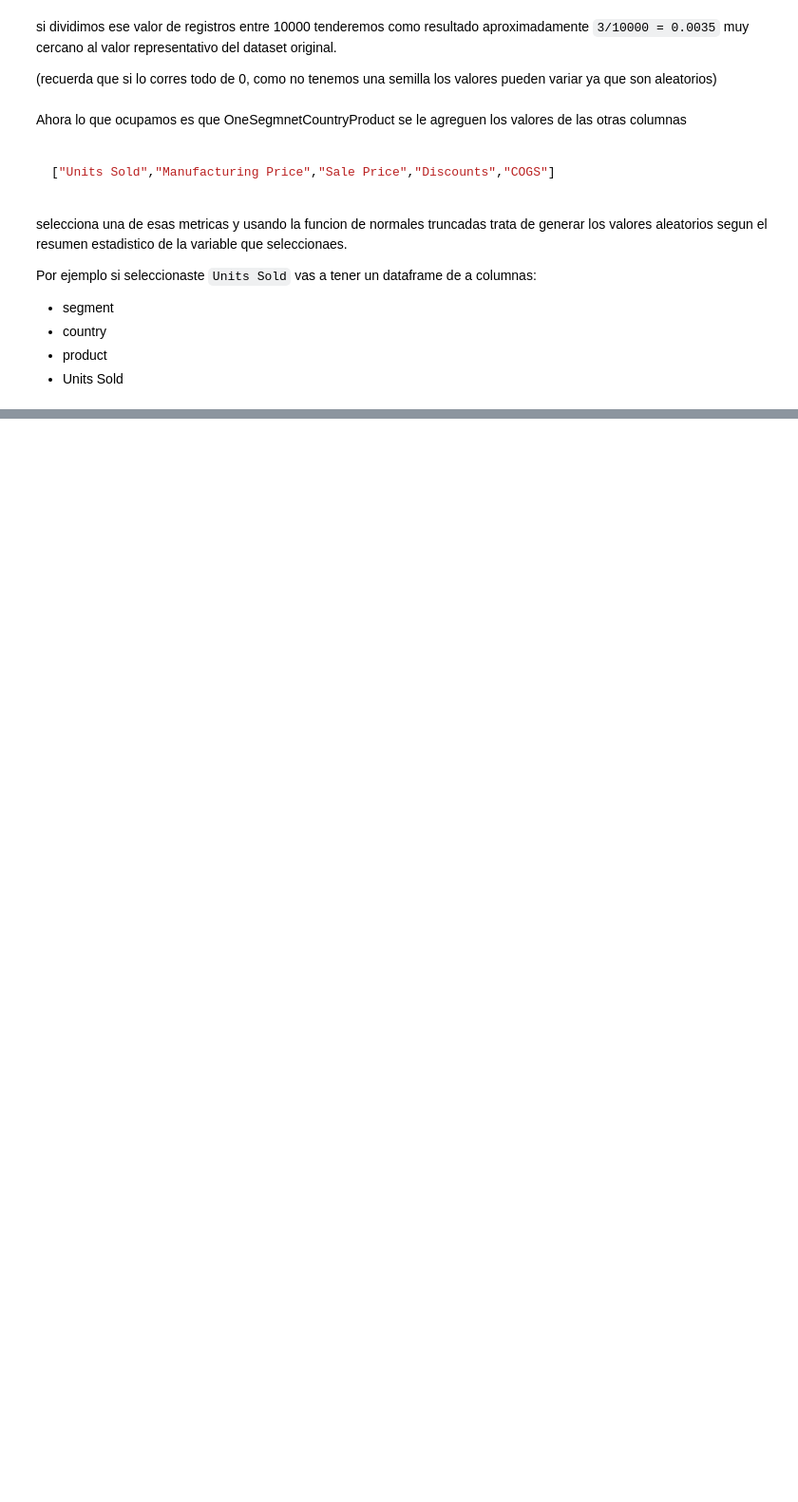
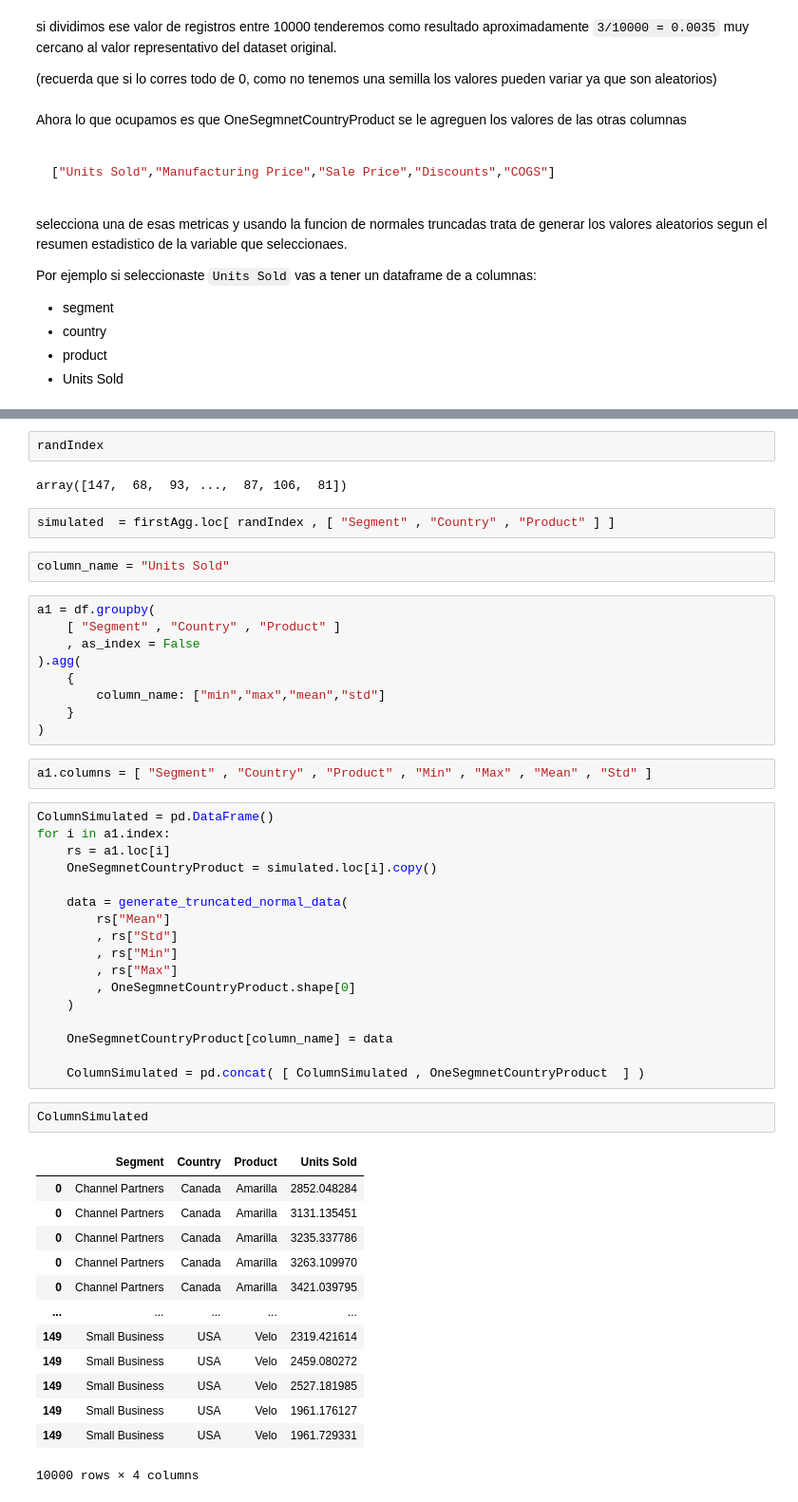
Before and after one commit to uayeb25/TeoriaSimulacion_semana3, a Jupyter notebook: Probs.ipynb, the cells around one changed output, grey strips where cells are left out. Shown at 95% size. Saved outputs shown, nothing was run; the diff lists cells and outputs as text; blank space fills up the shorter version.

```diff
--- a/Probs.ipynb
+++ b/Probs.ipynb
@@ -431,0 +472,52 @@
+# %%
+randIndex
+# %% [output]
+array([147,  68,  93, ...,  87, 106,  81])
+# %%
+simulated  = firstAgg.loc[ randIndex , [ "Segment" , "Country" , "Product" ] ]
+# %%
+column_name = "Units Sold"
+# %%
+a1 = df.groupby(
+    [ "Segment" , "Country" , "Product" ]
+    , as_index = False
+).agg(
+    {
+        column_name: ["min","max","mean","std"]
+    }
+)
+# %%
+a1.columns = [ "Segment" , "Country" , "Product" , "Min" , "Max" , "Mean" , "Std" ]
+# %%
+ColumnSimulated = pd.DataFrame()
+for i in a1.index:
+    rs = a1.loc[i]
+    OneSegmnetCountryProduct = simulated.loc[i].copy()
+
+    data = generate_truncated_normal_data(
+        rs["Mean"]
+        , rs["Std"]
+        , rs["Min"]
+        , rs["Max"]
+        , OneSegmnetCountryProduct.shape[0]
+    )
+
+    OneSegmnetCountryProduct[column_name] = data
+
+    ColumnSimulated = pd.concat( [ ColumnSimulated , OneSegmnetCountryProduct  ] )
+# %%
+ColumnSimulated
+# %% [output]
+|  | Segment | Country | Product | Units Sold |
+| 0 | Channel Partners | Canada | Amarilla | 2852.048284 |
+| 0 | Channel Partners | Canada | Amarilla | 3131.135451 |
+| 0 | Channel Partners | Canada | Amarilla | 3235.337786 |
+| 0 | Channel Partners | Canada | Amarilla | 3263.109970 |
+| 0 | Channel Partners | Canada | Amarilla | 3421.039795 |
+| ... | ... | ... | ... | ... |
+| 149 | Small Business | USA | Velo | 2319.421614 |
+| 149 | Small Business | USA | Velo | 2459.080272 |
+| 149 | Small Business | USA | Velo | 2527.181985 |
+| 149 | Small Business | USA | Velo | 1961.176127 |
+| 149 | Small Business | USA | Velo | 1961.729331 |
+10000 rows × 4 columns
```
Also changed, not shown: parts of 17 cells of this notebook.
